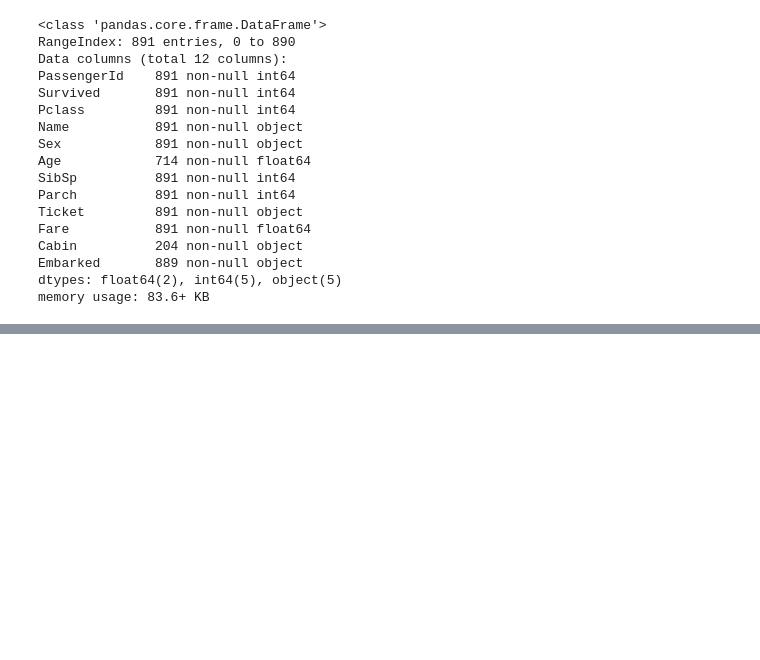
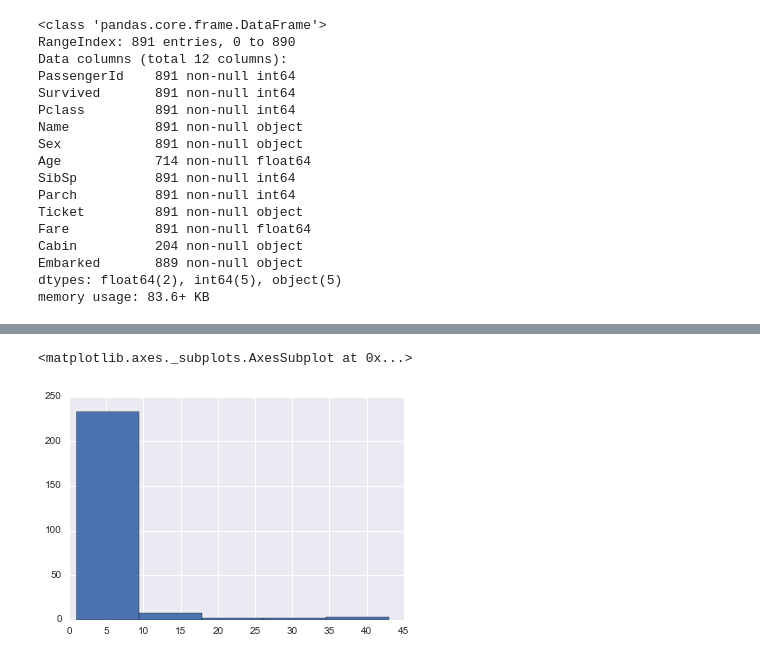
Before and after one commit to rogotulka/titanic, a Jupyter notebook: titanic_pred.ipynb, the cells around one changed output, grey strips where cells are left out. Drawn from its saved outputs; the diff is of its cells as text; code cells hidden in the pictures; blank space fills up the shorter version.

```diff
--- a/titanic_pred.ipynb
+++ b/titanic_pred.ipynb
@@ -55,0 +63,5 @@ memory usage: 83.6+ KB
+# %%
+df_train['Fare'].value_counts().hist(bins = 5)
+# %% [output]
+<matplotlib.axes._subplots.AxesSubplot at 0x...>
+[figure, added]
```
Also changed, not shown: parts of 32 cells of this notebook.
